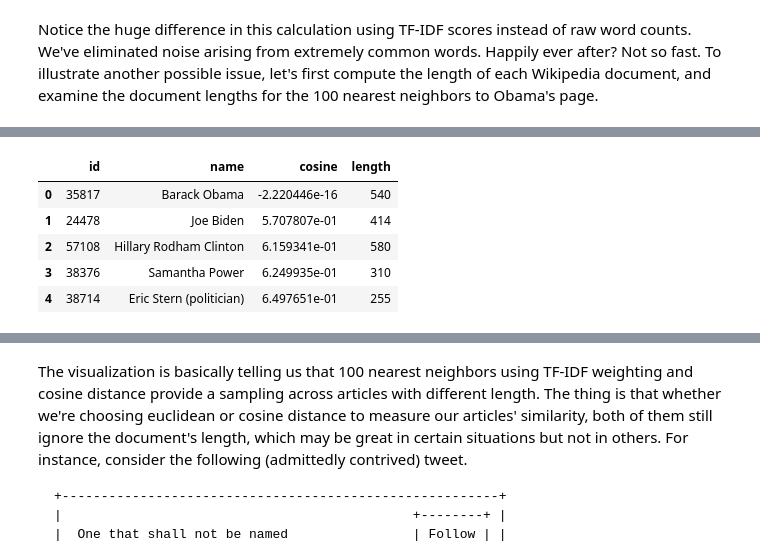
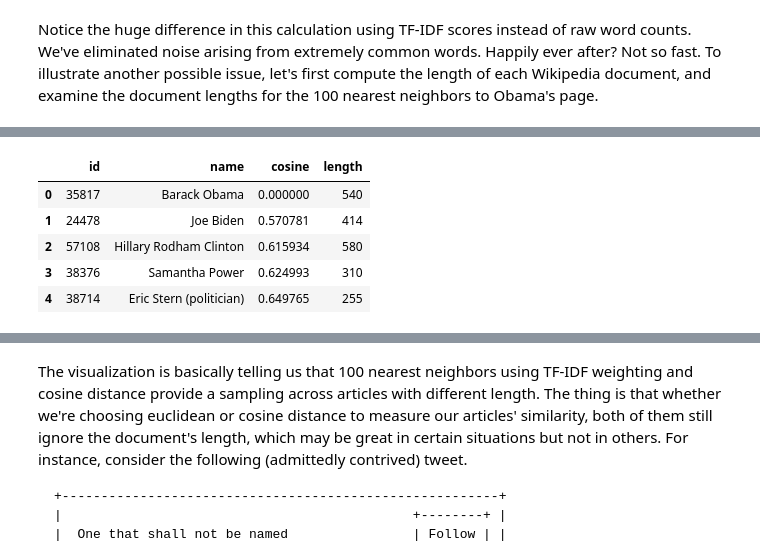
Before and after one commit to ethen8181/machine-learning, a Jupyter notebook: clustering/TFIDF.ipynb, the cells around one changed output, grey strips where cells are left out. Cells and saved outputs as stored; diff of their text form; code cells hidden in the pictures.

```diff
--- a/clustering/TFIDF.ipynb
+++ b/clustering/TFIDF.ipynb
@@ -149,8 +151,9 @@ words_biden = get_top_words(wiki, name = 'Joe Biden', column_name = 'word_weight
 # merge the two DataFrame, since both tables contained the same column name weight,
 # it will automatically renamed one of them by adding suffix _x and _y to prevent confusion.
 # hence we'll rename the columns to tell which one is for which
-words_combined = words_obama.merge(words_biden, on = 'word')
-words_combined = words_combined.rename(columns = {'weight_x': 'Obama', 'weight_y': 'Biden'})
+words_combined = (words_obama.
+                  merge(words_biden, on = 'word').
+                  rename(columns = {'weight_x': 'Obama', 'weight_y': 'Biden'}))
 words_combined.head(6)
 # %% [output]
 |  | word | Obama | Biden |
@@ -362,8 +365,9 @@ wiki.head(3)
 words_obama = get_top_words(wiki, name = 'Barack Obama', column_name = 'tfidf_weight')
 words_biden = get_top_words(wiki, name = 'Joe Biden', column_name = 'tfidf_weight')
 
-words_combined = words_obama.merge(words_biden, on = 'word')
-words_combined = words_combined.rename(columns = {'weight_x': 'Obama', 'weight_y': 'Biden'})
+words_combined = (words_obama.
+                  merge(words_biden, on = 'word').
+                  rename(columns = {'weight_x': 'Obama', 'weight_y': 'Biden'}))
 words_combined.head(6)
 # %% [output]
 |  | word | Obama | Biden |
@@ -400,16 +404,16 @@ wiki.head(3)
 # %%
-nearest_cosine = (wiki
-                  .merge(neighbors_cosine, right_on = 'id', left_index = True)
-                  .sort_values('cosine')[['id', 'name', 'cosine', 'length']])
+nearest_cosine = (wiki.
+                  merge(neighbors_cosine, right_on = 'id', left_index = True).
+                  sort_values('cosine')[['id', 'name', 'cosine', 'length']])
 
 nearest_cosine.head()
 # %% [output]
 |  | id | name | cosine | length |
-| 0 | 35817 | Barack Obama | -2.220446e-16 | 540 |
-| 1 | 24478 | Joe Biden | 5.707807e-01 | 414 |
-| 2 | 57108 | Hillary Rodham Clinton | 6.159341e-01 | 580 |
-| 3 | 38376 | Samantha Power | 6.249935e-01 | 310 |
-| 4 | 38714 | Eric Stern (politician) | 6.497651e-01 | 255 |
+| 0 | 35817 | Barack Obama | 0.000000 | 540 |
+| 1 | 24478 | Joe Biden | 0.570781 | 414 |
+| 2 | 57108 | Hillary Rodham Clinton | 0.615934 | 580 |
+| 3 | 38376 | Samantha Power | 0.624993 | 310 |
+| 4 | 38714 | Eric Stern (politician) | 0.649765 | 255 |
 # %%
 plt.figure(figsize = (10.5, 4.5))
 plt.hist(wiki['length'], 50, histtype = 'stepfilled',
```
Also changed, not shown: parts of 11 cells of this notebook, 2 other files.
